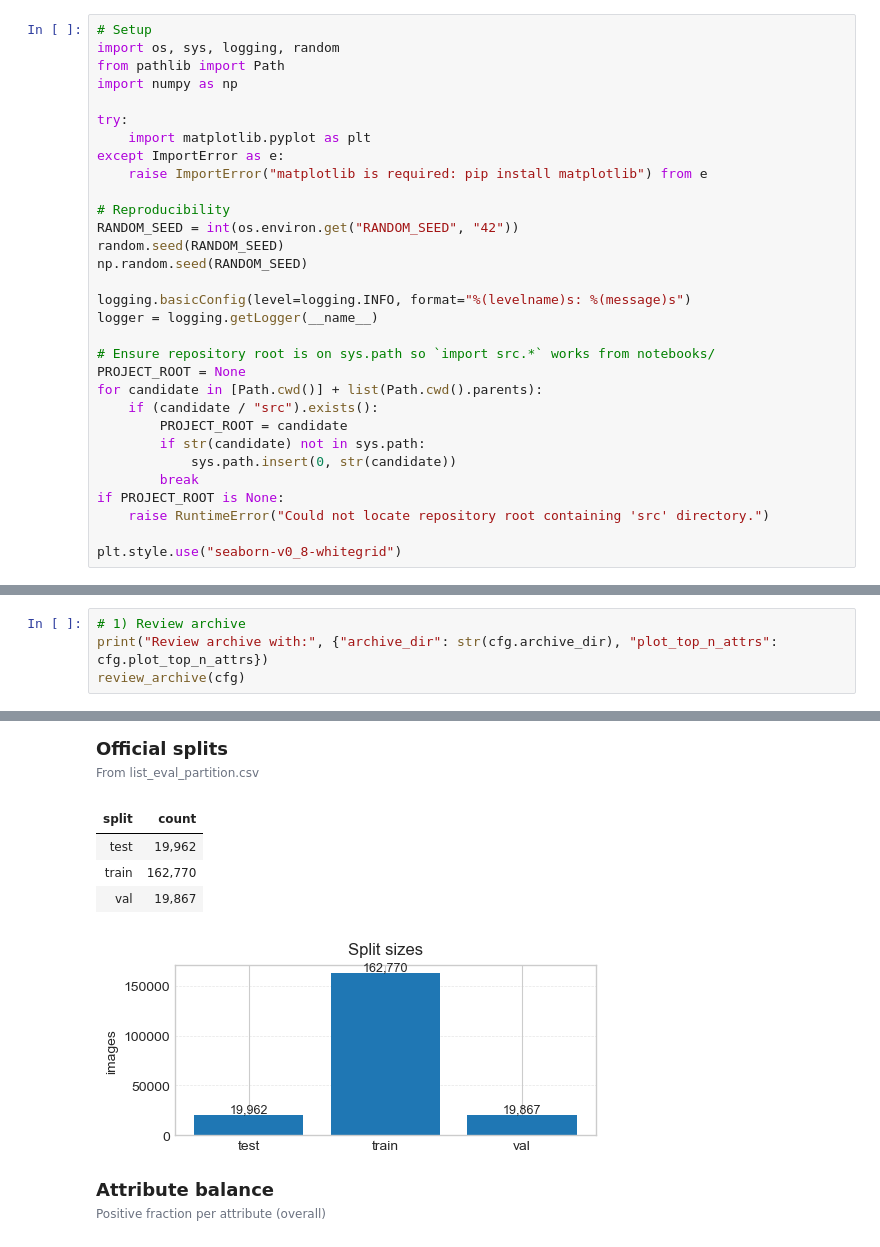
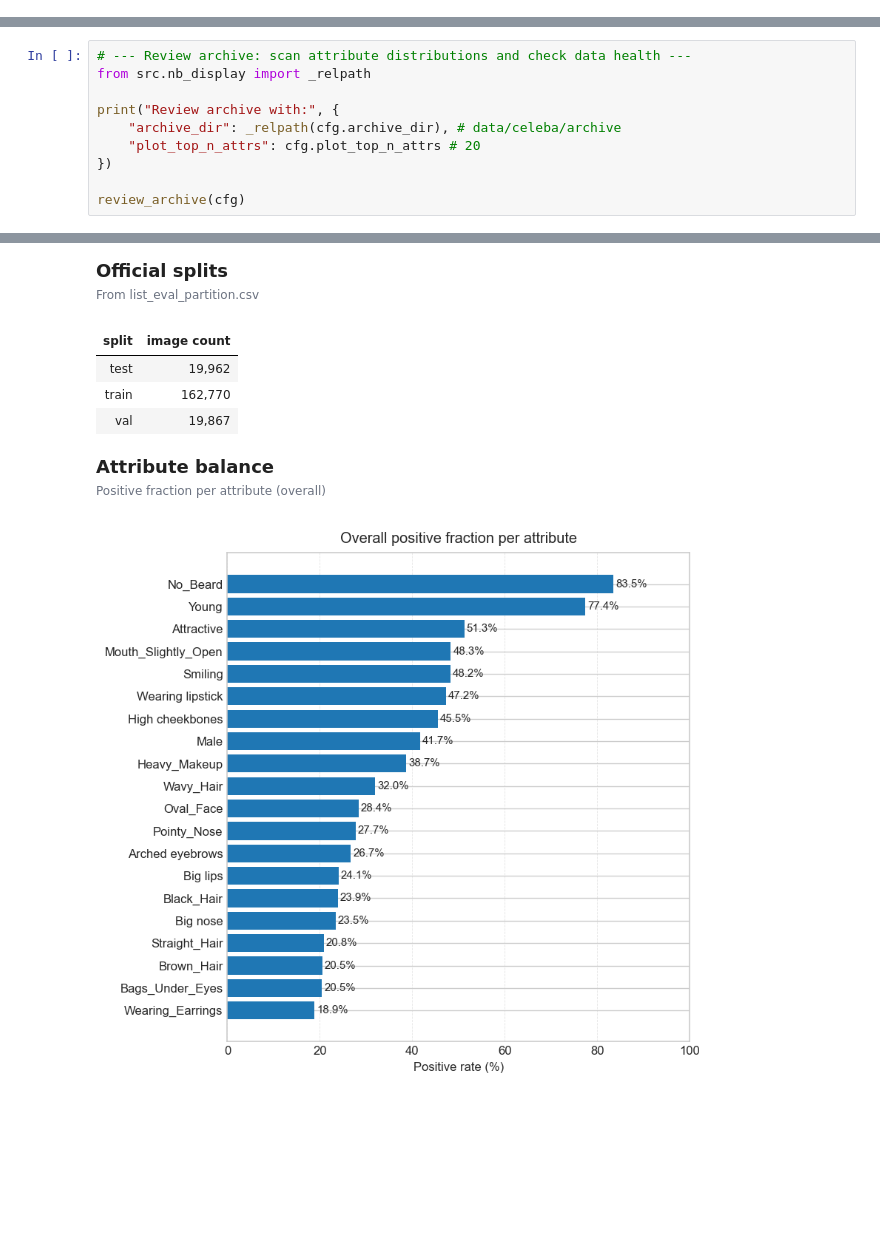
Before and after one commit to carolinedotxyz/dp_sgd_classification, a Jupyter notebook: notebooks/celeba_eyeglasses_workflow.ipynb, the cells around one changed output, grey strips where cells are left out. Cells and saved outputs as stored; diff of their text form; blank space fills up the shorter version.

```diff
--- a/notebooks/celeba_eyeglasses_workflow.ipynb
+++ b/notebooks/celeba_eyeglasses_workflow.ipynb
@@ -15,31 +0,0 @@ Notes:
-# %%
-# Setup
-import os, sys, logging, random
-from pathlib import Path
-import numpy as np
-
-try:
-    import matplotlib.pyplot as plt
-except ImportError as e:
-    raise ImportError("matplotlib is required: pip install matplotlib") from e
-
-# Reproducibility
-RANDOM_SEED = int(os.environ.get("RANDOM_SEED", "42"))
-random.seed(RANDOM_SEED)
-np.random.seed(RANDOM_SEED)
-
-logging.basicConfig(level=logging.INFO, format="%(levelname)s: %(message)s")
-logger = logging.getLogger(__name__)
-
-# Ensure repository root is on sys.path so `import src.*` works from notebooks/
-PROJECT_ROOT = None
-for candidate in [Path.cwd()] + list(Path.cwd().parents):
-    if (candidate / "src").exists():
-        PROJECT_ROOT = candidate
-        if str(candidate) not in sys.path:
-            sys.path.insert(0, str(candidate))
-        break
-if PROJECT_ROOT is None:
-    raise RuntimeError("Could not locate repository root containing 'src' directory.")
-
-plt.style.use("seaborn-v0_8-whitegrid")
@@ -104,5 +184,11 @@ Flags: {'plot': True, 'dry_run': False, 'overwrite': True}
 # %%
-# 1) Review archive
-print("Review archive with:", {"archive_dir": str(cfg.archive_dir), "plot_top_n_attrs": cfg.plot_top_n_attrs})
+# --- Review archive: scan attribute distributions and check data health ---
+from src.nb_display import _relpath
+
+print("Review archive with:", {
+    "archive_dir": _relpath(cfg.archive_dir), # data/celeba/archive
+    "plot_top_n_attrs": cfg.plot_top_n_attrs # 20
+})
+
 review_archive(cfg)
 # %% [output]
@@ -110,15 +196,15 @@ Review archive with: {'archive_dir': '/Users/caroline/Cursor/dp_sgd_classificati
 Validation
 list_attr_celeba.csv: found
 list_eval_partition.csv: found
 list_bbox_celeba.csv: found
 list_landmarks_align_celeba.csv: found
 Rows: 202,599 • Attributes: 40
 Official splits
 From list_eval_partition.csv
-| split | count |
+| split | image count |
 | test | 19,962 |
 | train | 162,770 |
 | val | 19,867 |
+Attribute balance
+Positive fraction per attribute (overall)
-[figure, old version]
+[figure, new version]
-Attribute balance
-Positive fraction per attribute (overall)
```
Also changed, not shown: parts of 22 cells of this notebook, 17 other files.
